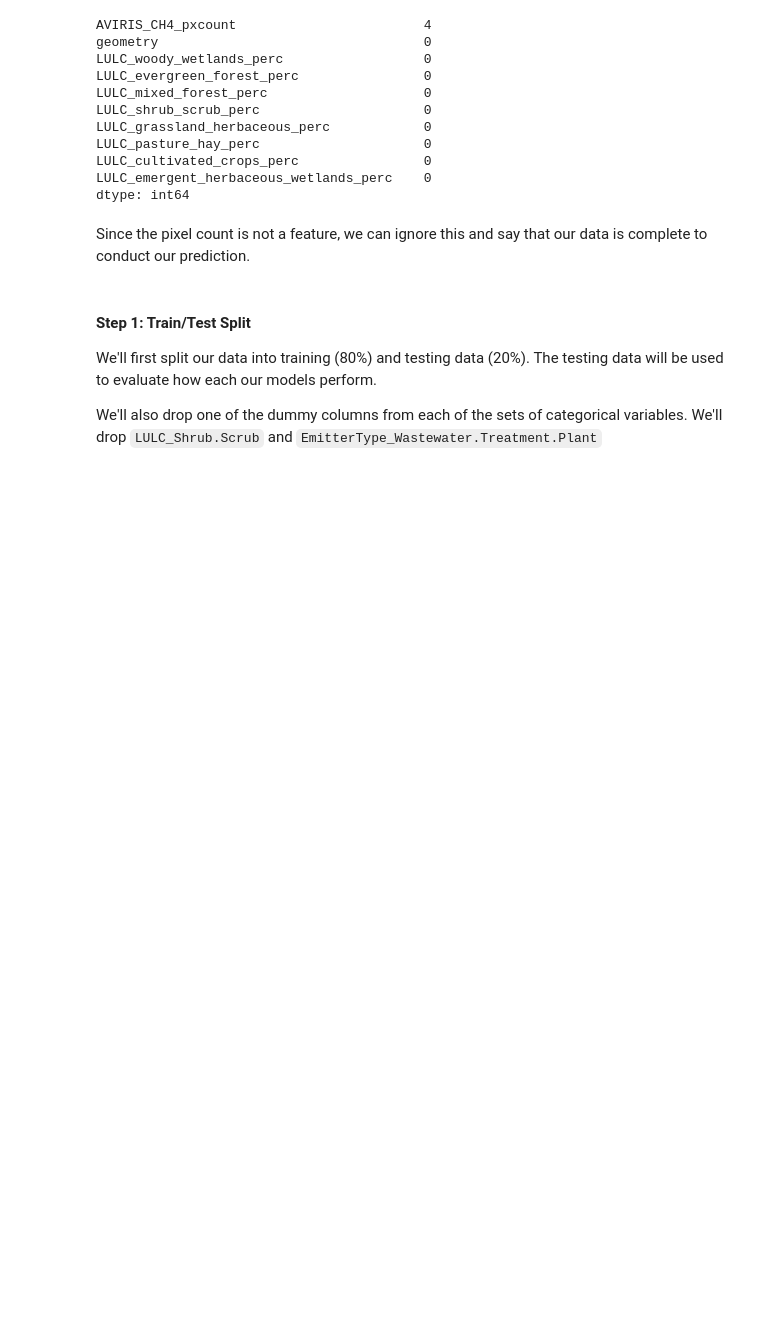
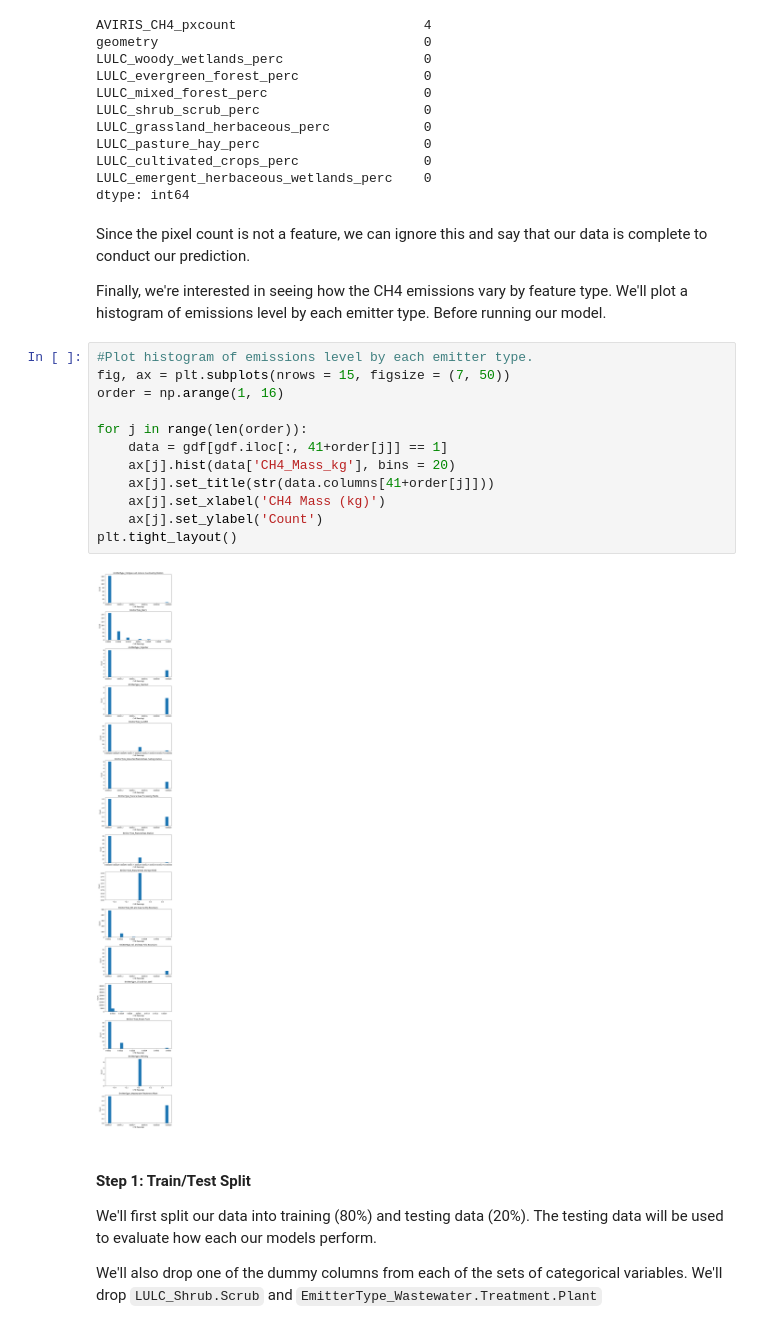
Before and after one commit to hikari-murayama/CA_ag_pollution, a Jupyter notebook: Final_Project_Notebook.ipynb, the cells around one changed output. Cells and saved outputs as stored; diff of their text form; blank space fills up the shorter version.

Commit message:
Added discussion, looked at features for Ridge/Lasso, added histo of Emitter Type

```diff
--- a/Final_Project_Notebook.ipynb
+++ b/Final_Project_Notebook.ipynb
@@ -323,6 +320,22 @@ LULC_emergent_herbaceous_wetlands_perc    0
 dtype: int64
 # %% [markdown]
 Since the pixel count is not a feature, we can ignore this and say that our data is complete to conduct our prediction.
+
+Finally, we're interested in seeing how the CH4 emissions vary by feature type. We'll plot a histogram of emissions level by each emitter type. Before running our model.
+# %%
+#Plot histogram of emissions level by each emitter type.
+fig, ax = plt.subplots(nrows = 15, figsize = (7, 50))
+order = np.arange(1, 16)
+
+for j in range(len(order)):
+    data = gdf[gdf.iloc[:, 41+order[j]] == 1]
+    ax[j].hist(data['CH4_Mass_kg'], bins = 20)
+    ax[j].set_title(str(data.columns[41+order[j]]))
+    ax[j].set_xlabel('CH4 Mass (kg)')
+    ax[j].set_ylabel('Count')
+plt.tight_layout()
+# %% [output]
+[figure, added]
 # %% [markdown]
 #### Step 1: Train/Test Split
 
```
Also changed, not shown: parts of 26 cells of this notebook.
